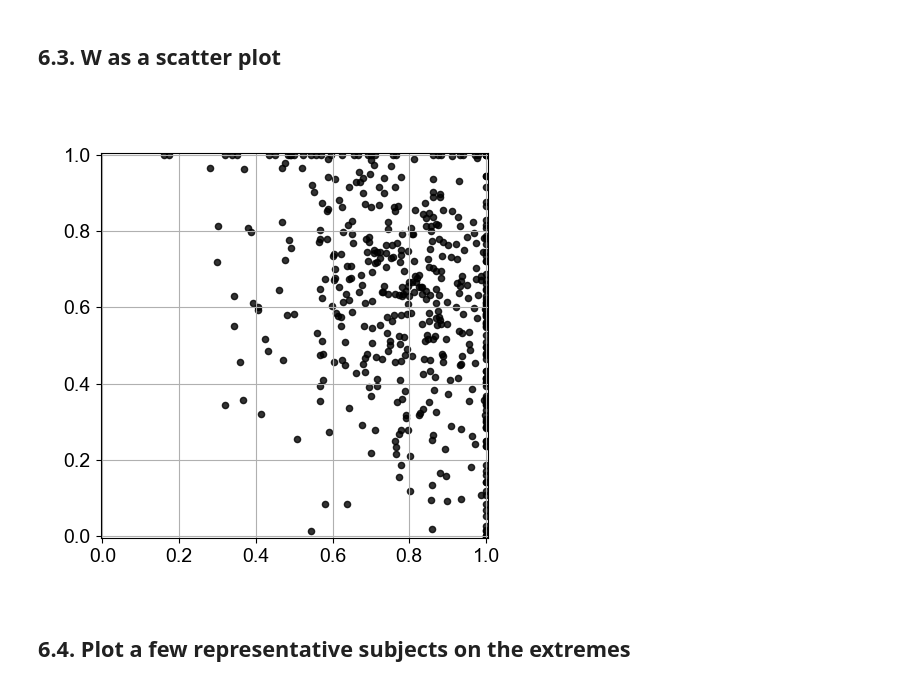
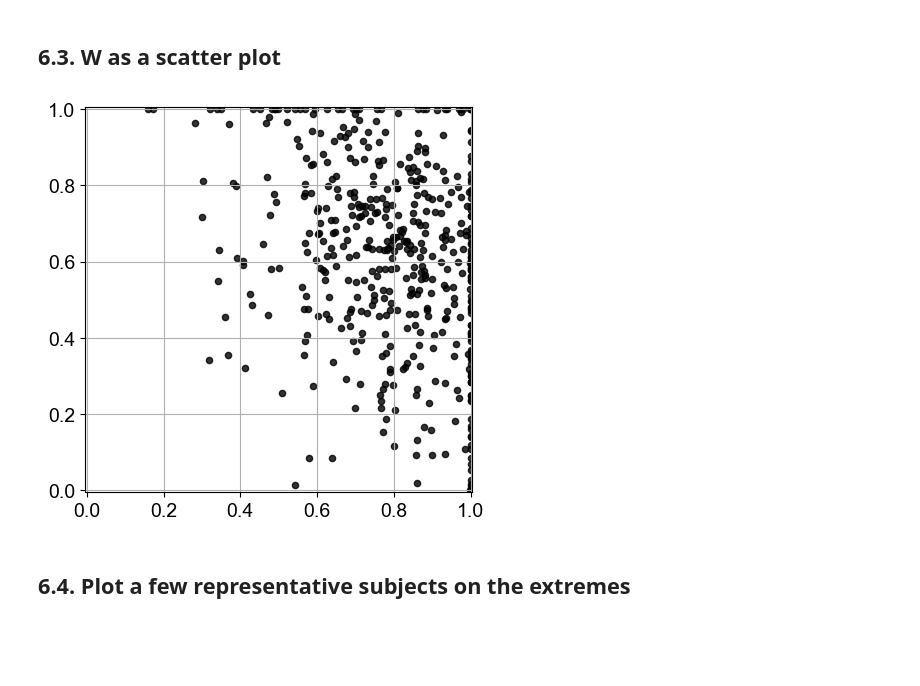
Before and after one commit to nimh-sfim/fc_introspection, a Jupyter notebook: notebooks/S12_SNYCQ_Clustering_Confounds.ipynb, the cells around one changed output. Saved outputs shown, nothing was run; the diff lists cells and outputs as text; code cells hidden in the pictures; blank space fills up the shorter version.

```diff
--- a/notebooks/S12_SNYCQ_Clustering_Confounds.ipynb
+++ b/notebooks/S12_SNYCQ_Clustering_Confounds.ipynb
@@ -339,11 +233,9 @@ plot_W(W)
 # %%
 f = plot_W_scatter(W, plot_hist=False, plot_kde=False, figsize=(5,5), marker_size=20)
 f.get_axes()[0].grid('on')
-f.savefig('./figures/S12_W_scatter_noClusters.png')
+f
+# %% [output]
+[figure, added]
-# %%
-display.Image('./figures/S12_W_scatter_noClusters.png')
-# %% [output]
-[figure, removed]
 # %% [markdown]
 ## 6.4. Plot a few representative subjects on the extremes
 # %%
```
Also changed, not shown: parts of 129 cells of this notebook, 1 other file.
